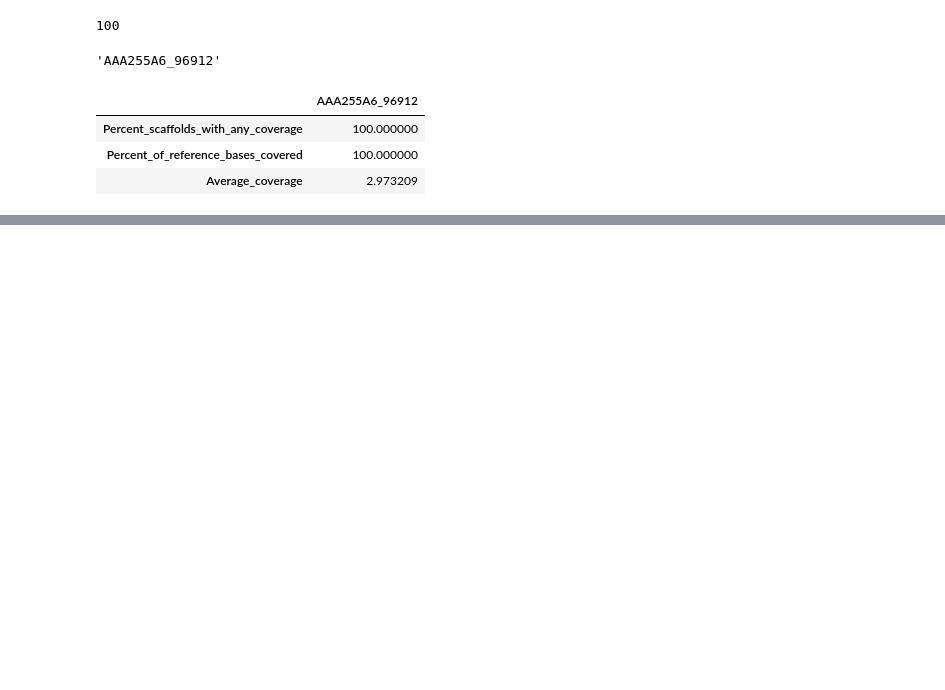
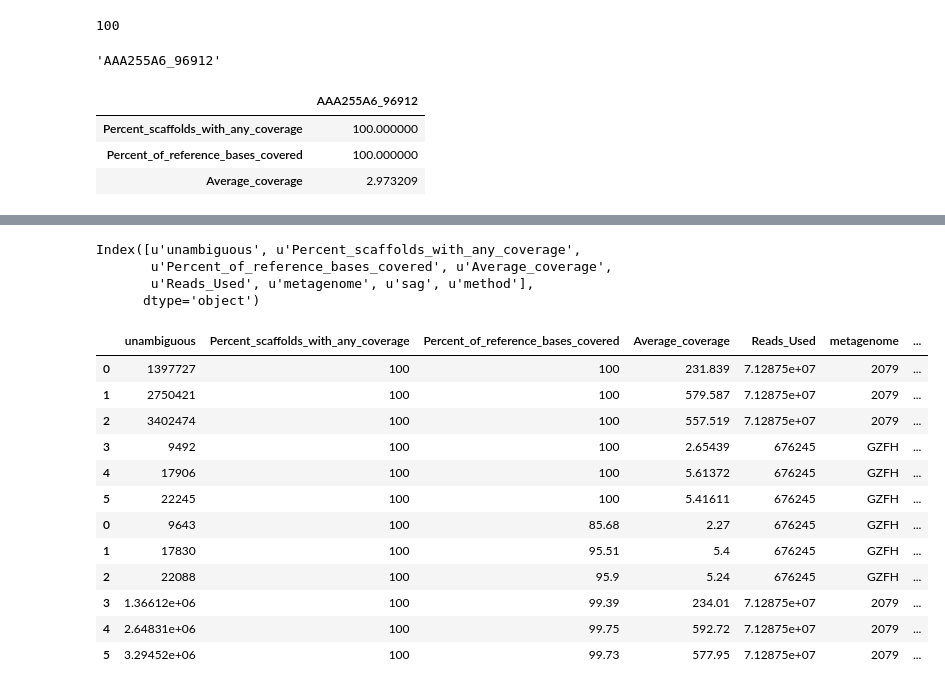
Before and after one commit to BigelowLab/sag-mg-recruit, a Jupyter notebook: notebooks/illumina_vs_pyro.ipynb, the cells around one changed output, grey strips where cells are left out. Drawn from its saved outputs; the diff is of its cells as text; code cells hidden in the pictures; blank space fills up the shorter version.

```diff
--- a/notebooks/illumina_vs_pyro.ipynb
+++ b/notebooks/illumina_vs_pyro.ipynb
@@ -235,0 +321,27 @@ def filter_bam(bam, outbam, pctid = 95):
+# %%
+def get_recruit_info(gcov):
+    countfile = gcov.replace("genomecoverage", "aln_count")
+    with open(countfile) as infile:
+        recruit_count = infile.read().split()[1].strip()
+
+    metagenome = op.basename(gcov).split("_vs_")[0].split("_")[0]
+    coverage = pd.read_csv(gcov, sep="\t", header=None)
+    mean_per_contig = coverage.groupby([0])[2].mean() #.to_dict()
+    sum_per_contig = coverage.groupby([0])[2].sum() #.to_dict()
+    contig_size = coverage.groupby([0])[1].max()+1
+    mean_sag_coverage = mean_per_contig.mean()
+    totalbp = contig_size.sum()
+    uncovered_bp = sum(coverage[2]==0)
+    pct_covered = (totalbp - uncovered_bp)/totalbp * 100
+    total_scaffold = len(sum_per_contig)
+    uncovered_contig = sum(sum_per_contig==0)
+    pct_scaffolds_covered = (total_scaffold - uncovered_contig)/total_scaffold *100
+    sag = "_".join(op.basename(gcov).split("_vs_")[1].strip(".genomecoverage").split("_")[:-1])
+    cols = ['method','sag','metagenome','Percent_scaffolds_with_any_coverage', 'Percent_of_reference_bases_covered', 'Average_coverage', 'unambiguous']
+    data = ['bwa', sag, metagenome,
+           pct_scaffolds_covered,
+           pct_covered,
+           mean_sag_coverage,
+           recruit_count]
+    df = pd.DataFrame(data, index=cols).transpose()
+    return df
@@ -235,0 +362,23 @@ def filter_bam(bam, outbam, pctid = 95):
+# %%
+together.columns
+# %% [output]
+Index([u'unambiguous', u'Percent_scaffolds_with_any_coverage',
+       u'Percent_of_reference_bases_covered', u'Average_coverage',
+       u'Reads_Used', u'metagenome', u'sag', u'method'],
+      dtype='object')
+# %%
+together
+# %% [output]
+|  | unambiguous | Percent_scaffolds_with_any_coverage | Percent_of_reference_bases_covered | Average_coverage | Reads_Used | metagenome | ... |
+| 0 | 1397727 | 100 | 100 | 231.839 | 7.12875e+07 | 2079 | ... |
+| 1 | 2750421 | 100 | 100 | 579.587 | 7.12875e+07 | 2079 | ... |
+| 2 | 3402474 | 100 | 100 | 557.519 | 7.12875e+07 | 2079 | ... |
+| 3 | 9492 | 100 | 100 | 2.65439 | 676245 | GZFH | ... |
+| 4 | 17906 | 100 | 100 | 5.61372 | 676245 | GZFH | ... |
+| 5 | 22245 | 100 | 100 | 5.41611 | 676245 | GZFH | ... |
+| 0 | 9643 | 100 | 85.68 | 2.27 | 676245 | GZFH | ... |
+| 1 | 17830 | 100 | 95.51 | 5.4 | 676245 | GZFH | ... |
+| 2 | 22088 | 100 | 95.9 | 5.24 | 676245 | GZFH | ... |
+| 3 | 1.36612e+06 | 100 | 99.39 | 234.01 | 7.12875e+07 | 2079 | ... |
+| 4 | 2.64831e+06 | 100 | 99.75 | 592.72 | 7.12875e+07 | 2079 | ... |
+| 5 | 3.29452e+06 | 100 | 99.73 | 577.95 | 7.12875e+07 | 2079 | ... |
```
Also changed, not shown: parts of 18 cells of this notebook, 3 other files.
